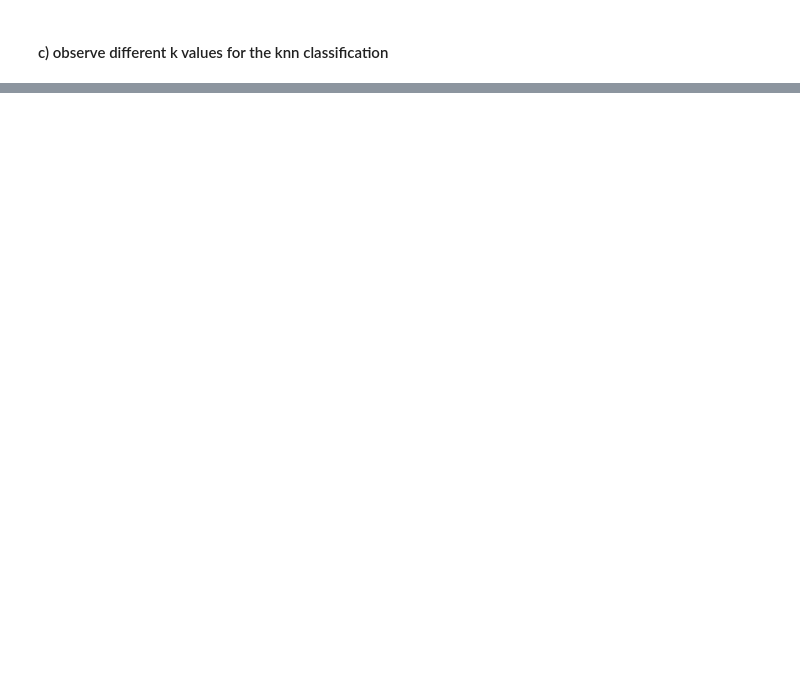
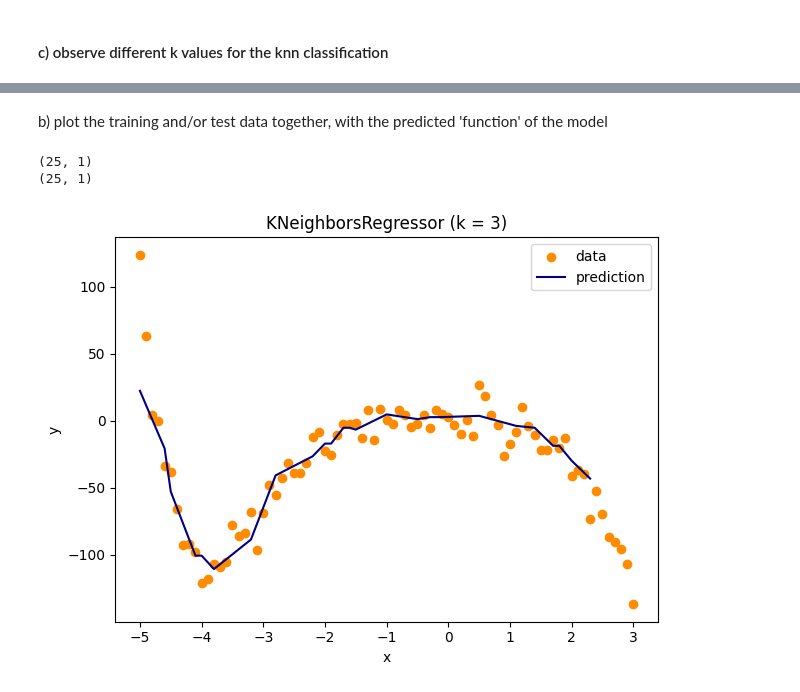
Before and after one commit to DanielCiccC/COMP4702_S12023, a Jupyter notebook: Pracw3/prac3.ipynb, the cells around one changed output, grey strips where cells are left out. Saved outputs shown, nothing was run; the diff lists cells and outputs as text; code cells hidden in the pictures; blank space fills up the shorter version.

```diff
--- a/Pracw3/prac3.ipynb
+++ b/Pracw3/prac3.ipynb
@@ -201,0 +226,29 @@ InvalidParameterError: The 'n_neighbors' parameter of KNeighborsClassifier must
+# %% [markdown]
+b) plot the training and/or test data together, with the predicted 'function' of the model
+# %%
+# for x and y testing. Wee need to sort them first, if we want to plot them
+#incrementally
+test_sort = np.sort(X_test2.to_numpy())
+y_predict = clf.predict(test_sort.reshape(-1,1))
+
+# make sure these are the same size
+print(X_test2.to_numpy().reshape(-1,1).shape)
+print(y_predict.reshape(-1,1).shape)
+
+#plot them
+plt.subplot()
+plt.scatter(X2.to_numpy().reshape(-1,1), y2.to_numpy().reshape(-1,1), color="darkorange", label="data")
+plt.plot(test_sort.reshape(-1,1), y_predict.reshape(-1,1), color="navy", label="prediction")
+
+plt.axis("tight")
+plt.xlabel("x")
+plt.ylabel("y")
+plt.legend()
+plt.title("KNeighborsRegressor (k = %i)" % (n_neighbors))
+
+plt.tight_layout()
+plt.show()
+# %% [output]
+(25, 1)
+(25, 1)
+[figure, added]
```
Also changed, not shown: parts of 16 cells of this notebook.
